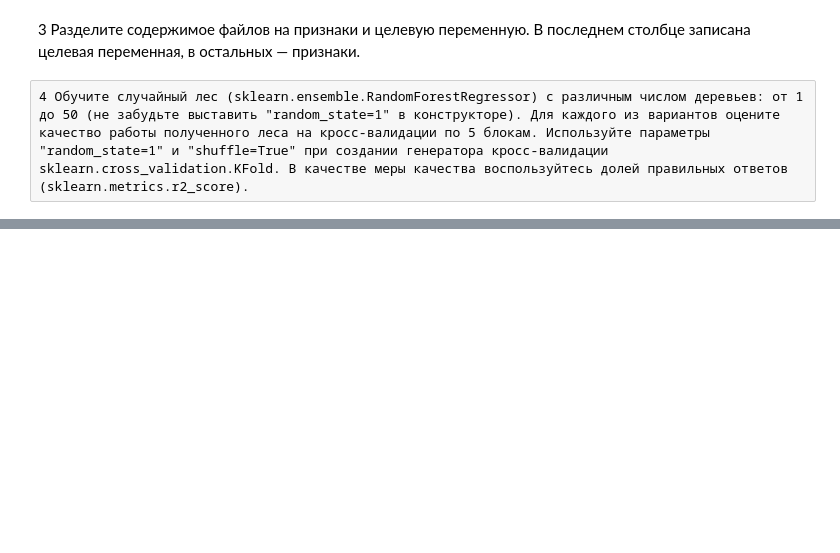
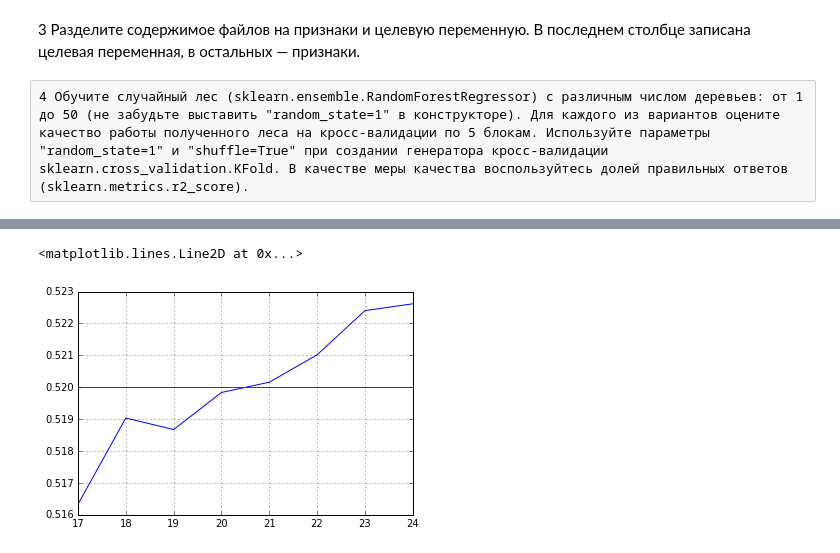
Before and after one commit to webmalex/ML1, a Jupyter notebook: c0/w5/c0_w5_s1.ipynb, the cells around one changed output, grey strips where cells are left out. Drawn from its saved outputs; the diff is of its cells as text; code cells hidden in the pictures; blank space fills up the shorter version.

```diff
--- a/c0/w5/c0_w5_s1.ipynb
+++ b/c0/w5/c0_w5_s1.ipynb
@@ -83,3 +83,10 @@ import sys
 sys.path.append('../..')
 from lib import *
 pf('c0_w5_s1', s[s>0.52].index[0])
+# %%
+plot(s[(s>0.5155) & (s<0.523)])
+grid()
+axhline(y=0.52, c='r')
+# %% [output]
+<matplotlib.lines.Line2D at 0x...>
+[figure, added]
```
Also changed, not shown: parts of 3 cells of this notebook.
